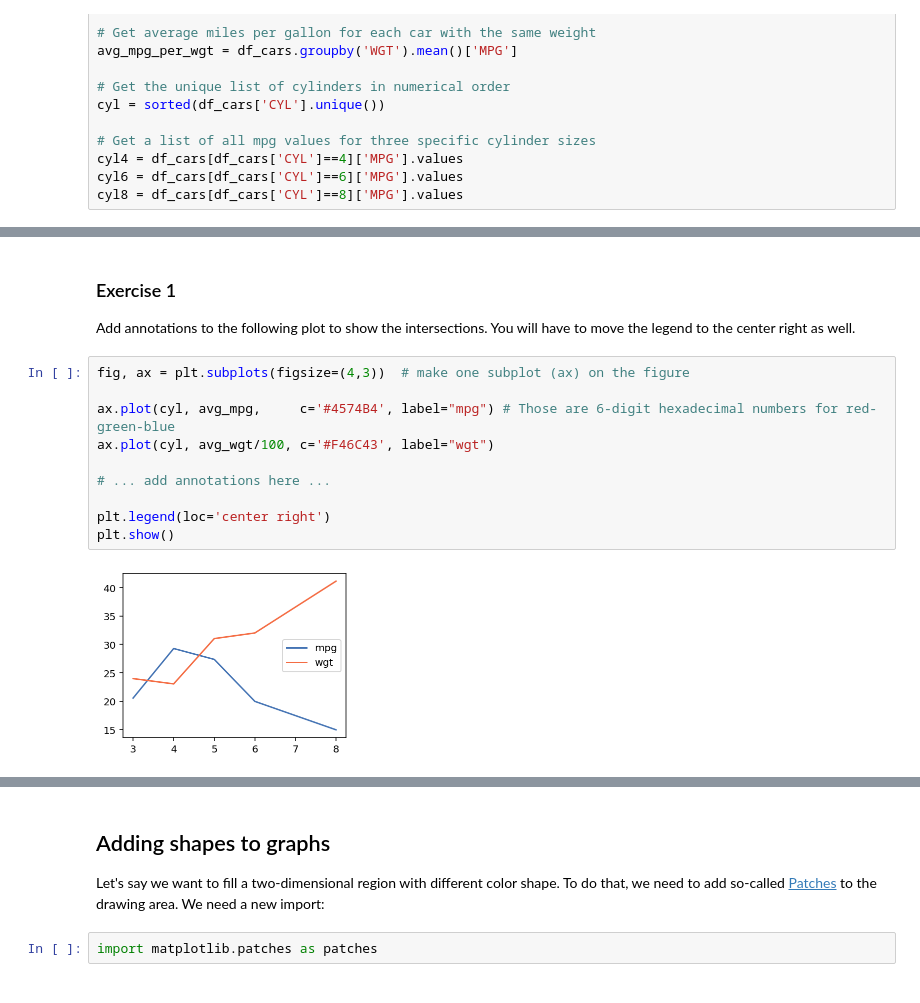
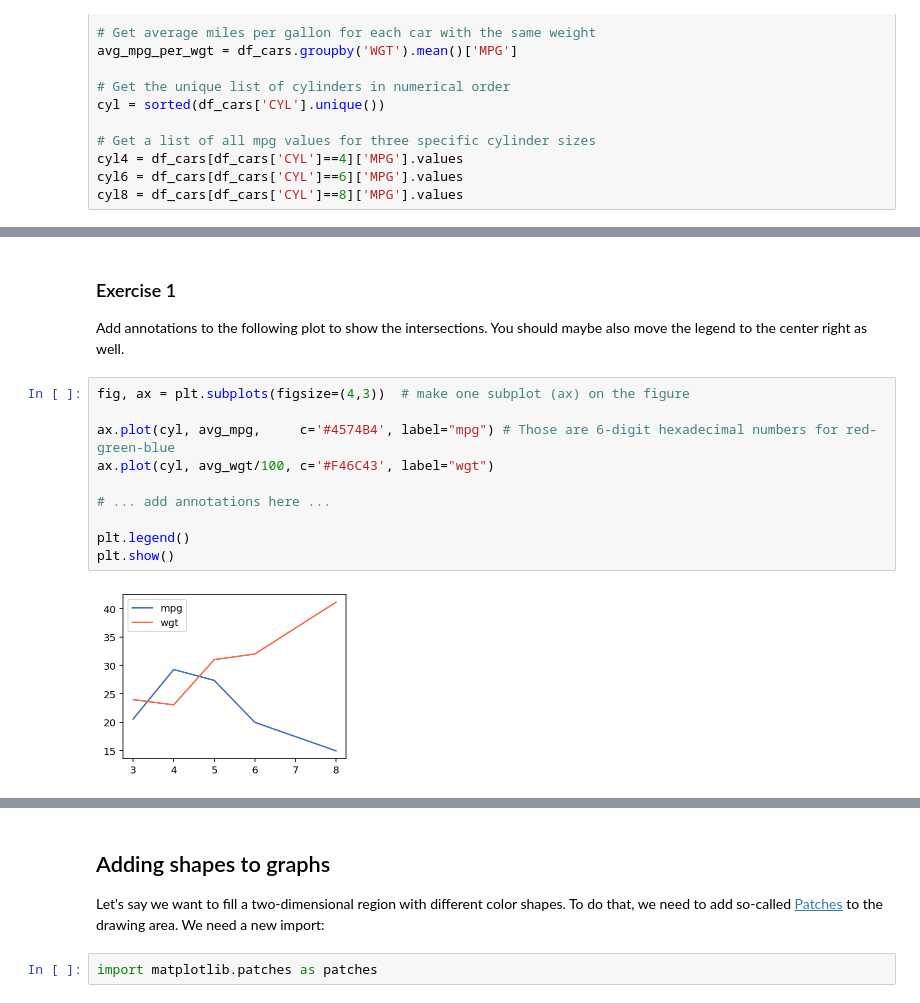
Before and after one commit to parrt/msds593, a Jupyter notebook: notebooks/matplotlib-customize.ipynb, the cells around one changed output, grey strips where cells are left out. Saved outputs shown, nothing was run; the diff lists cells and outputs as text.

```diff
--- a/notebooks/matplotlib-customize.ipynb
+++ b/notebooks/matplotlib-customize.ipynb
@@ -83,19 +84,19 @@ plt.show()
 # %% [markdown]
 ### Exercise 1
 
-Add annotations to the following plot to show the intersections. You will have to move the legend to the center right as well.
+Add annotations to the following plot to show the intersections. You should maybe also move the legend to the center right as well.
 # %%
 fig, ax = plt.subplots(figsize=(4,3))  # make one subplot (ax) on the figure
 
 ax.plot(cyl, avg_mpg,     c='#4574B4', label="mpg") # Those are 6-digit hexadecimal numbers for red-green-blue
 ax.plot(cyl, avg_wgt/100, c='#F46C43', label="wgt")
 
 # ... add annotations here ...
 
-plt.legend(loc='center right')
+plt.legend()
 plt.show()
 # %% [output]
-[figure, old version]
+[figure, new version]
 # %% [markdown]
 Your result might look something like this:<br>
 
@@ -103,7 +104,7 @@ Your result might look something like this:<br>
 # %% [markdown]
 ## Adding shapes to graphs
 
-Let's say we want to fill a two-dimensional region with different color shape. To do that, we need to add so-called [Patches](https://matplotlib.org/api/patches_api.html?highlight=patches#module-matplotlib.patches) to the drawing area. We need a new import:
+Let's say we want to fill a two-dimensional region with different color shapes. To do that, we need to add so-called [Patches](https://matplotlib.org/api/patches_api.html?highlight=patches#module-matplotlib.patches) to the drawing area. We need a new import:
 # %%
 import matplotlib.patches as patches
 # %% [markdown]
```
Also changed, not shown: parts of 7 cells of this notebook, 1 other file.
